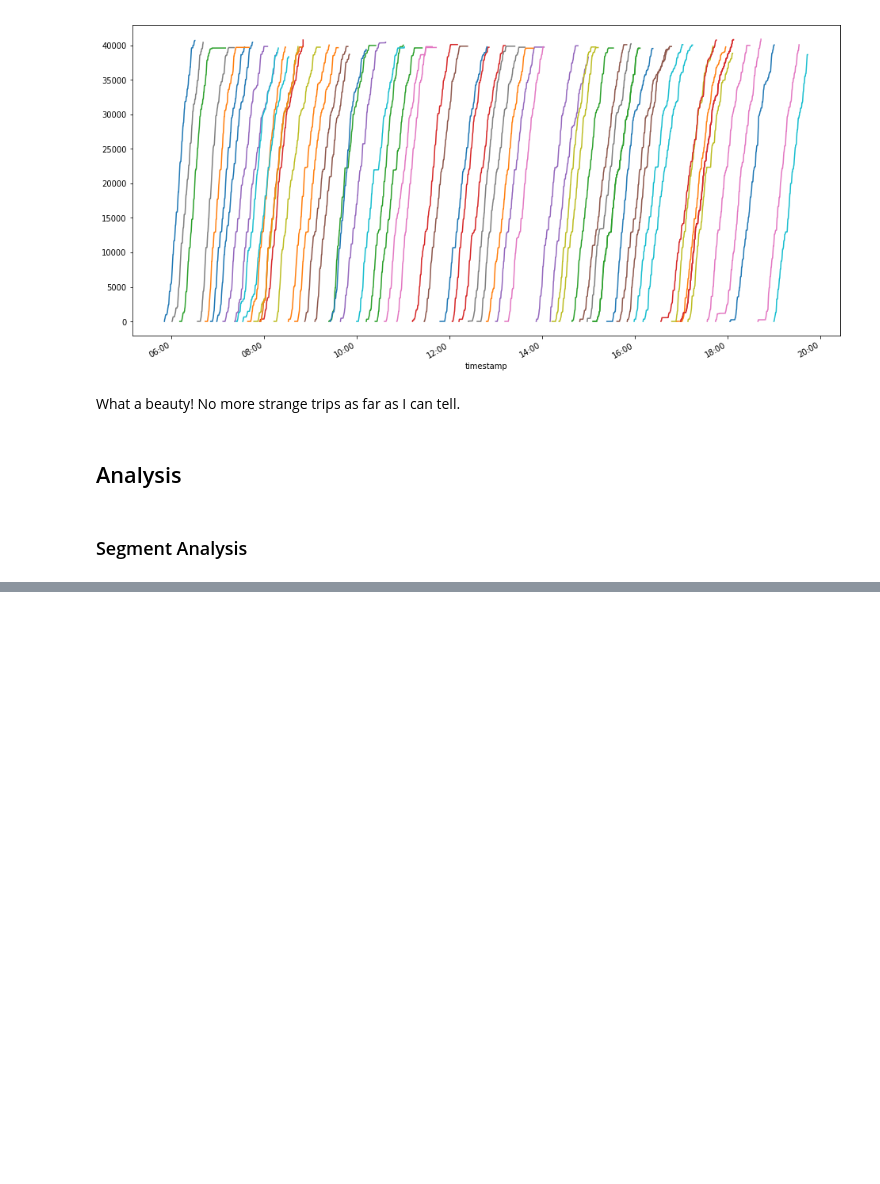
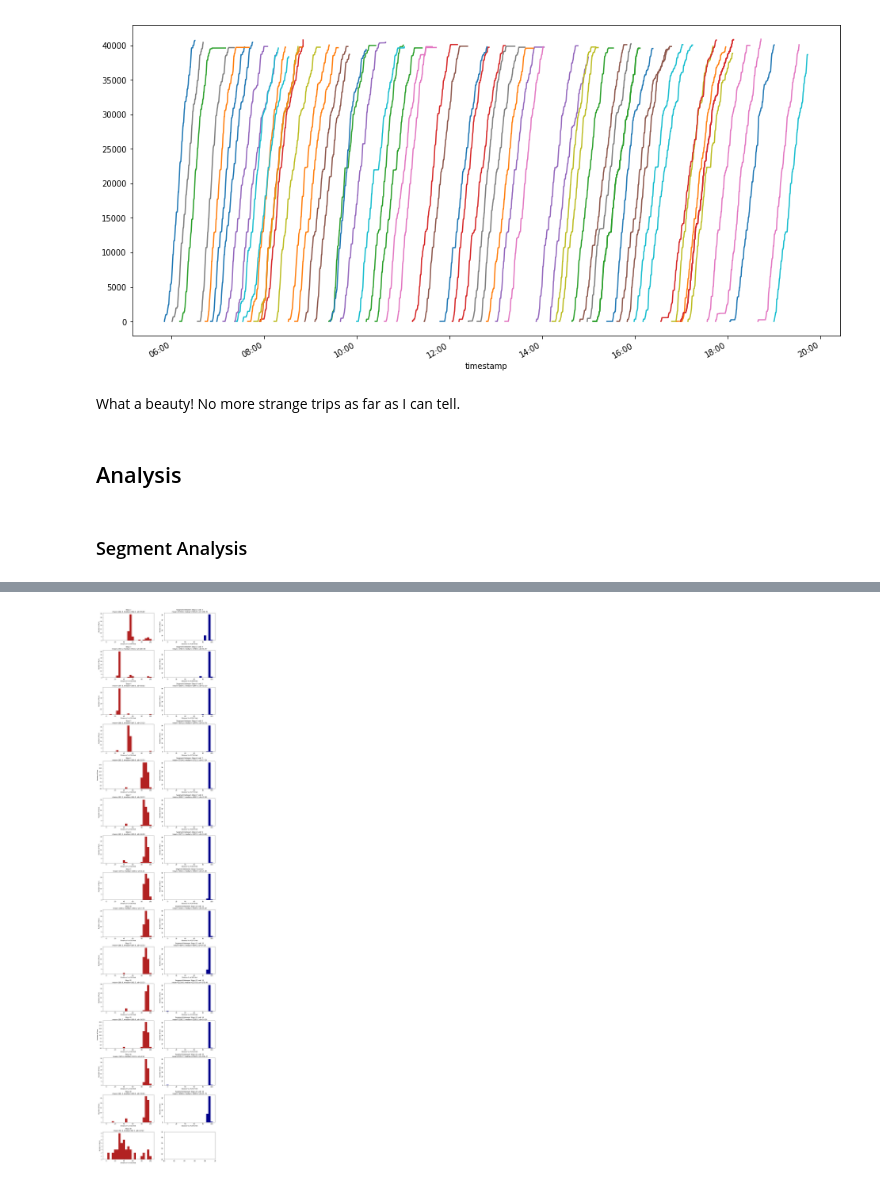
Before and after one commit to ehabebeid/ehabebeid.github.io, a Jupyter notebook: bus_avl/index.ipynb, the cells around one changed output, grey strips where cells are left out. Saved outputs shown, nothing was run; the diff lists cells and outputs as text; code cells hidden in the pictures; blank space fills up the shorter version.

Commit message:
segment descriptive stats

```diff
--- a/bus_avl/index.ipynb
+++ b/bus_avl/index.ipynb
@@ -330,25 +343,27 @@ for name, group in df_all_cln.loc[df_all_cln['invalid'] == 0].groupby('route_run
 # %%
 segment_durations = {}
+segment_dists = {}
+segment_speeds = {}
+segment_door_open = {}
+segment_stationary = {}
 for key, segment_list in segments.items():
     for run in segment_list:
         if not segment_durations.get(key):
             segment_durations[key] = []
         segment_durations[key].append(run['duration_secs'])
+
+        if not segment_dists.get(key):
+            segment_dists[key] = []
+        segment_dists[key].append(run['dist_feet'])
+
+        if not segment_speeds.get(key):
+            segment_speeds[key] = []
+        segment_speeds[key].append(run['avg_speed_ftps'])
+
+        if not segment_door_open.get(key):
+            segment_door_open[key] = []
+        segment_door_open[key].append(run['door_open_secs'])
+
+        if not segment_stationary.get(key):
+            segment_stationary[key] = []
+        segment_stationary[key].append(run['stationary_secs'])
-# %%
-for key, l in segment_durations.items():
-    max_l = max(l)
-    norm_l = [i/max_l*100 for i in l]
-    #create title
-    stop_n = key[:-1]
-    if key[-1] == "S":
-        title = "Stop " + stop_n
-        c = "firebrick"
-    else:
-        title = "Segment Preceding Stop " + stop_n
-        c = "darkblue"
-
-    pyplot.title(title)
-    pyplot.hist(norm_l, color=c,range=(0,100))
-    pyplot.xlabel("Duration % of " + str(int(max_l)) + " secs")
-    pyplot.ylabel("Number of Runs")
-    pyplot.show()
@@ -368,0 +435,4 @@ for key, l in segment_durations.items():
+# %%
+show_segment_hists(segment_dists, "Distance", "feet")
+# %% [output]
+[figure, added]
```
Also changed, not shown: parts of 20 cells of this notebook.
